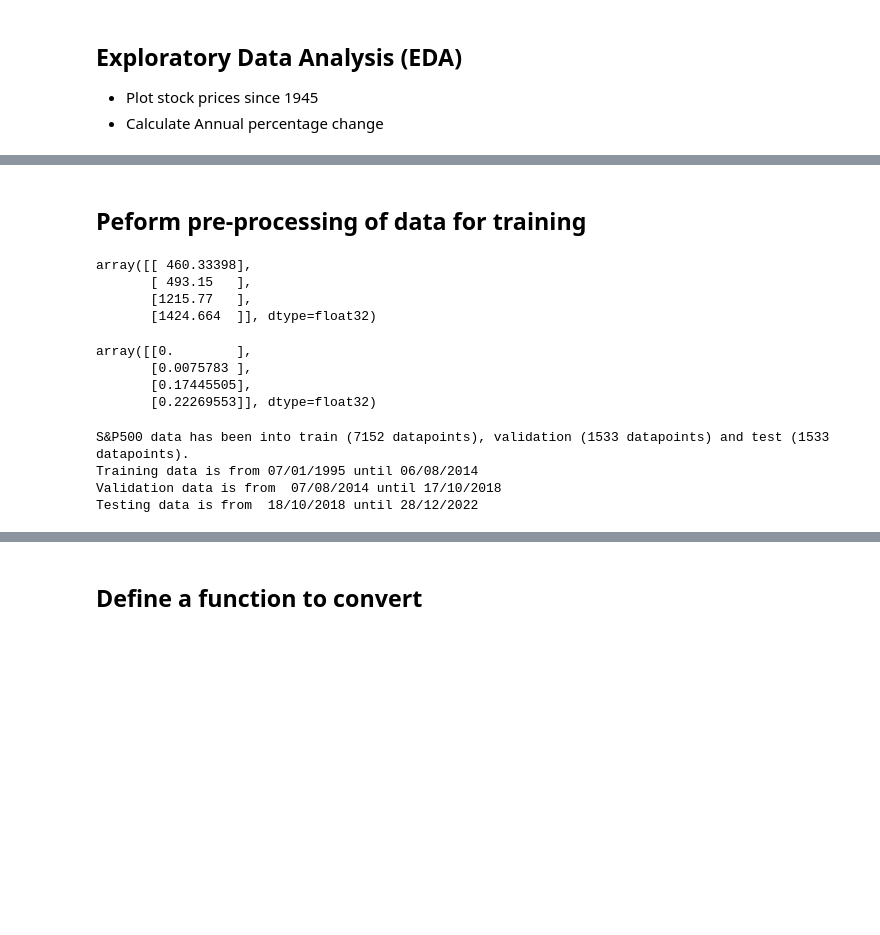
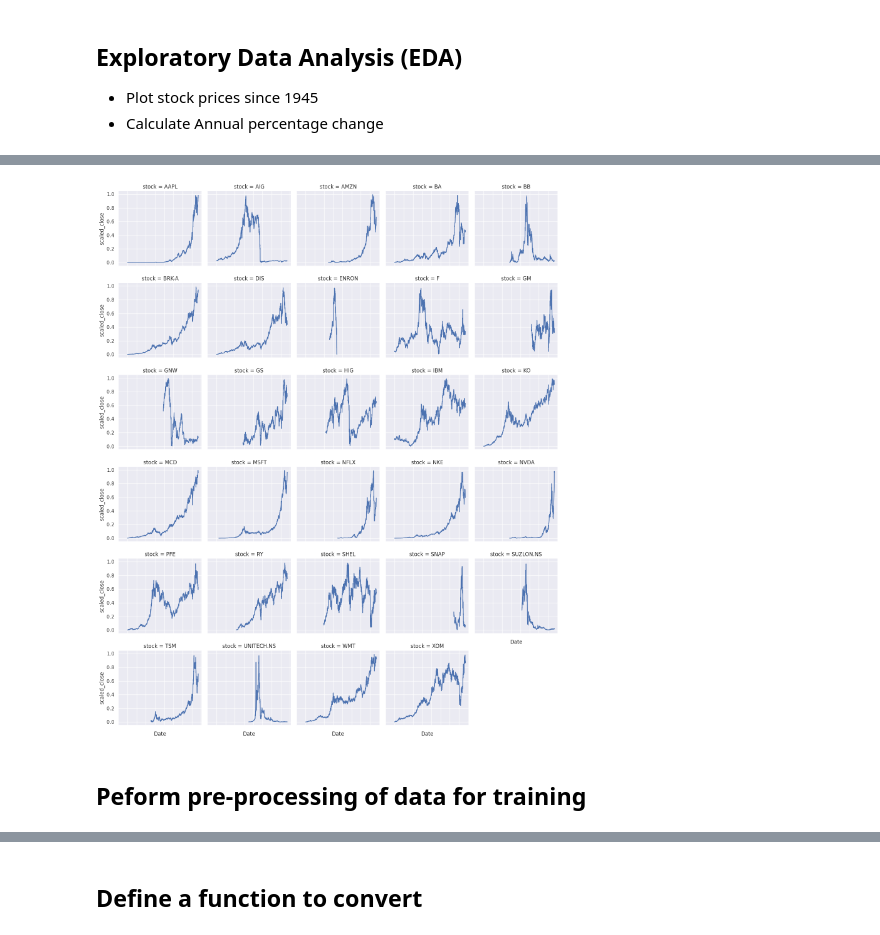
Before and after one commit to hpink97/ML_notebooks, a Jupyter notebook: 04_LSTM_stock_forecasting.ipynb, the cells around one changed output, grey strips where cells are left out. Saved outputs shown, nothing was run; the diff lists cells and outputs as text; code cells hidden in the pictures; blank space fills up the shorter version.

```diff
--- a/04_LSTM_stock_forecasting.ipynb
+++ b/04_LSTM_stock_forecasting.ipynb
@@ -71,6 +93,3 @@ df = df.dropna()
 
 * Plot stock prices since 1945
 * Calculate Annual percentage change
-# %%
-sns.set(rc={'figure.figsize':(14.0,8.27)})
-sns.lineplot(data=df, x="Date", y="rolling_mean")
@@ -100,0 +96,15 @@ plt.show()
+# %%
+# Convert the 'date' column to a datetime type
+weekly_average = df.copy()
+
+
+# Set the 'date' column as the index
+weekly_average.set_index('date', inplace=True)
+
+# Group by stock and resample by week, calculating the mean of 'scaled_close'
+weekly_average = weekly_average.groupby('stock')['scaled_close'].resample('W').mean()
+
+# Reset the index to move 'stock' and 'date' from the index back to columns
+weekly_average = weekly_average.reset_index()
+
+weekly_average.head(10)
@@ -100,0 +123,21 @@ plt.show()
+# %%
+
+# Set the size of the figure
+sns.set(rc={'figure.figsize':(14.0,12)})
+
+# Create the facet grid plot
+g = sns.FacetGrid(data=weekly_average, col='stock', col_wrap=5)
+g.map(sns.lineplot, 'date', 'scaled_close')
+
+# Set the x-axis label
+g.set_xlabels('Date')
+
+# Rotate x-axis labels if needed
+g.set_xticklabels(rotation=45)
+
+# Adjust the subplot spacing
+plt.tight_layout()
+
+del weekly_average
+# %% [output]
+[figure, added]
@@ -101,42 +200,2 @@ plt.show()
 # %% [markdown]
 ## Peform pre-processing of data for training
-# %%
-### convert to numpy array 7day rolling average
-df = df.dropna()
-vals = df['rolling_mean'].values.reshape(-1, 1)
-vals = vals.astype('float32') #COnvert values to float
-
-vals[[0,69,5000,6500]]
-# %% [output]
-array([[ 460.33398],
-       [ 493.15   ],
-       [1215.77   ],
-       [1424.664  ]], dtype=float32)
-# %%
-##scale all stock prices to values between 0 and 1
-scaler = MinMaxScaler(feature_range=(0, 1)) #Also try QuantileTransformer
-vals = scaler.fit_transform(vals)
-vals[[0,69,5000,6500]]
-# %% [output]
-array([[0.        ],
-       [0.0075783 ],
-       [0.17445505],
-       [0.22269553]], dtype=float32)
-# %%
-##split into train-test split
-train_size = int(len(vals) * 0.7)
-validation_size = int(len(vals) * 0.85)
-test_size = len(vals) - validation_size
-train,validation, test = vals[0:train_size,:],vals[train_size:validation_size,:] ,vals[validation_size:len(vals),:]
-
-print(f"S&P500 data has been into train ({len(train)} datapoints), validation ({len(validation)} datapoints) and test ({len(test)} datapoints). ")
-print(f"Training data is from {df.Date[0]:%d/%m/%Y} until {df.Date[train_size-1]:%d/%m/%Y}")
-print(f"Validation data is from  {df.Date[train_size]:%d/%m/%Y} until {df.Date[validation_size-1]:%d/%m/%Y}")
-print(f"Testing data is from  {df.Date[validation_size]:%d/%m/%Y} until {df.Date[len(vals)-1]:%d/%m/%Y}")
-
-##Test samples are after {df.Date[train_size]}"
-# %% [output]
-S&P500 data has been into train (7152 datapoints), validation (1533 datapoints) and test (1533 datapoints).
-Training data is from 07/01/1995 until 06/08/2014
-Validation data is from  07/08/2014 until 17/10/2018
-Testing data is from  18/10/2018 until 28/12/2022
```
Also changed, not shown: parts of 38 cells of this notebook.
